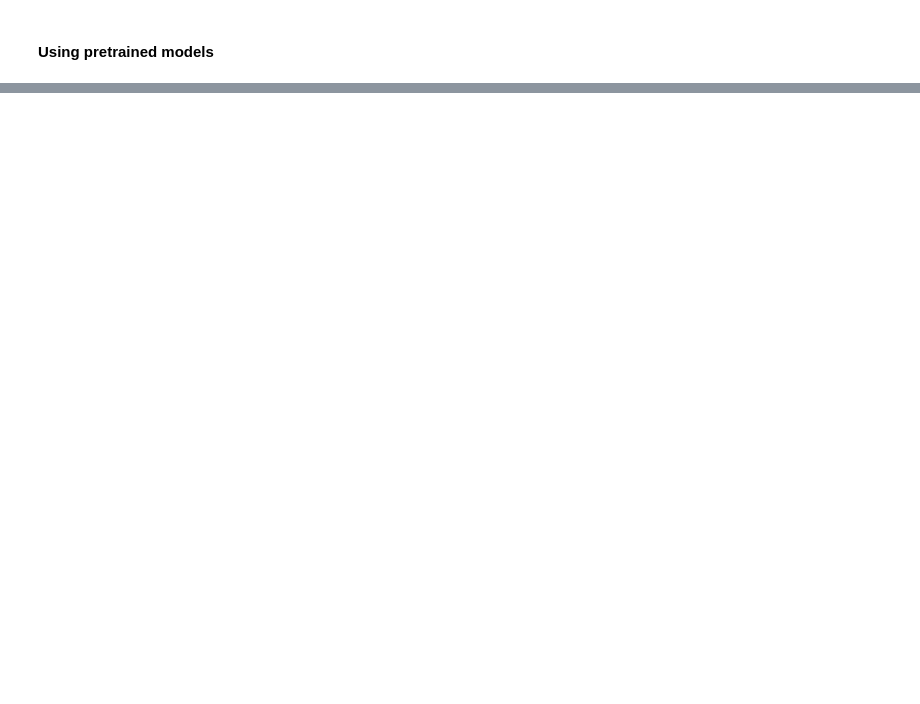
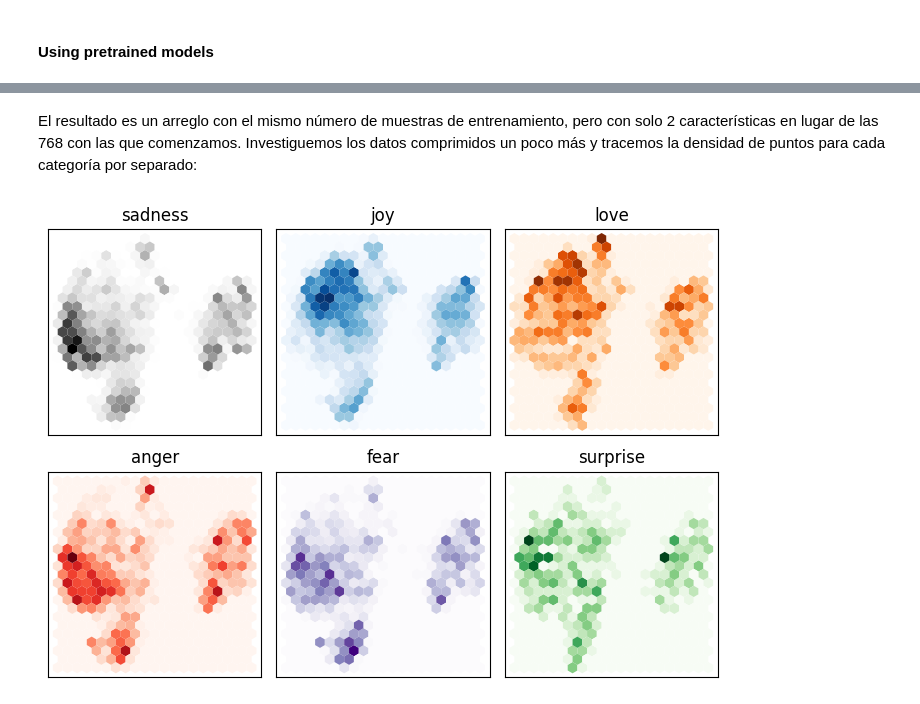
Before and after one commit to luiscxz/NLP, a Jupyter notebook: Cap2_Text Classification.ipynb, the cells around one changed output, grey strips where cells are left out. Saved outputs shown, nothing was run; the diff lists cells and outputs as text; code cells hidden in the pictures; blank space fills up the shorter version.

```diff
--- a/Cap2_Text Classification.ipynb
+++ b/Cap2_Text Classification.ipynb
@@ -376,0 +442,8 @@ Primero, el texto se tokeniza y se representa como vectores one-hot llamados cod
+# %%
+def extract_hidden_states(batch):
+    # Place model inputs on the GPU
+    inputs = {k:v.to(device) for k,v in batch.items() if k in tokenizer.model_input_names}
+    # Extract last hidden states
+    with torch.no_grad():
+        last_hidden_state = model(**inputs).last_hidden_state
+    return {"hidden_state": last_hidden_state[:,0].cpu().numpy()}
@@ -376,0 +454,4 @@ Primero, el texto se tokeniza y se representa como vectores one-hot llamados cod
+# %%
+emotions_encoded.set_format("torch", columns=["input_ids", "attention_mask", "label"])
+# Podemos proceder a extraer los hidden states en todos los segmentos de una vez:
+emotions_hidden = emotions_encoded.map(extract_hidden_states, batched=True)
@@ -376,0 +470,7 @@ Primero, el texto se tokeniza y se representa como vectores one-hot llamados cod
+# %%
+import numpy as np
+X_train = np.asarray(emotions_hidden["train"]["hidden_state"])
+X_valid = np.asarray(emotions_hidden["validation"]["hidden_state"])
+y_train = np.asarray(emotions_hidden["train"]["label"])
+y_valid = np.asarray(emotions_hidden["validation"]["label"])
+X_train.shape, X_valid.shape
@@ -376,0 +485,12 @@ Primero, el texto se tokeniza y se representa como vectores one-hot llamados cod
+# %%
+#pip install umap-learn
+from umap import UMAP
+from sklearn.preprocessing import MinMaxScaler
+
+X_scaled = MinMaxScaler().fit_transform(X_train)
+# Initialize and fit UMAP
+mapper = UMAP(n_components=2, metric="cosine").fit(X_scaled)
+# Create a DataFrame of 2D embeddings
+df_emb = pd.DataFrame(mapper.embedding_, columns=["X", "Y"])
+df_emb["label"] = y_train
+df_emb.head()
@@ -376,0 +504,18 @@ Primero, el texto se tokeniza y se representa como vectores one-hot llamados cod
+# %% [markdown]
+El resultado es un arreglo con el mismo número de muestras de entrenamiento, pero con solo 2 características en lugar de las 768 con las que comenzamos. Investiguemos los datos comprimidos un poco más y tracemos la densidad de puntos para cada categoría por separado:
+# %%
+fig, axes = plt.subplots(2, 3, figsize=(7,5))
+axes = axes.flatten()
+cmaps = ["Greys", "Blues", "Oranges", "Reds", "Purples", "Greens"]
+labels = emotions["train"].features["label"].names
+
+for i, (label, cmap) in enumerate(zip(labels, cmaps)):
+    df_emb_sub = df_emb.query(f"label == {i}")
+    axes[i].hexbin(df_emb_sub["X"], df_emb_sub["Y"], cmap=cmap,gridsize=20, linewidths=(0,))
+    axes[i].set_title(label)
+    axes[i].set_xticks([]), axes[i].set_yticks([])
+
+plt.tight_layout()
+plt.show()
+# %% [output]
+[figure, added]
```
Also changed, not shown: parts of 36 cells of this notebook, 1 other file.
